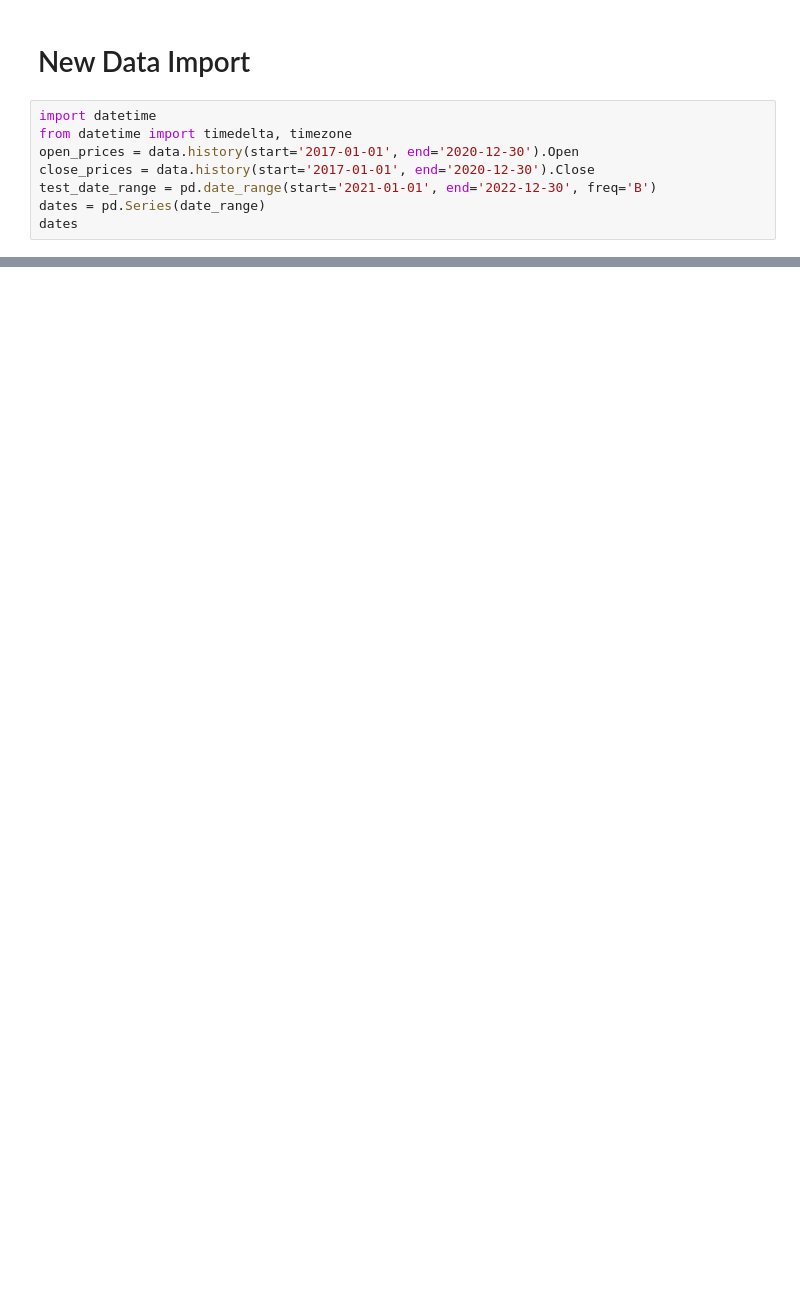
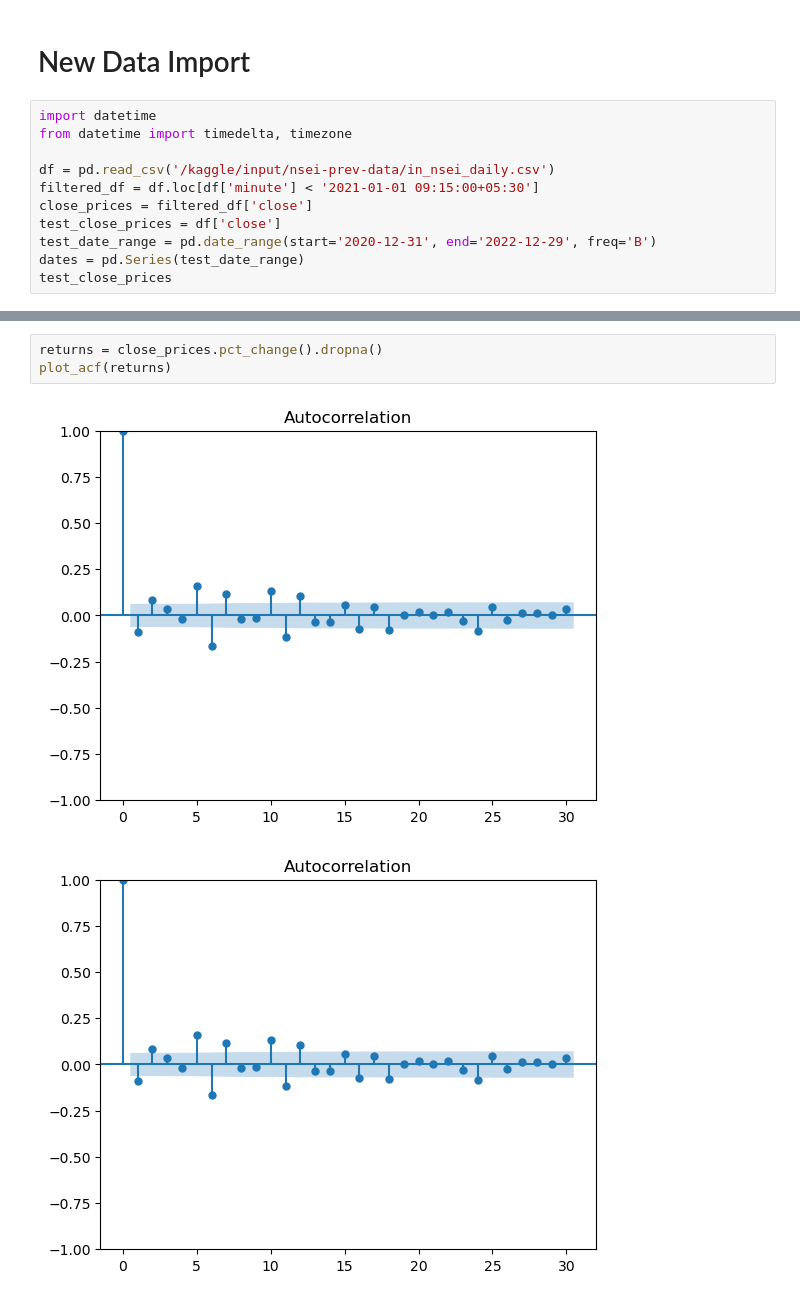
Before and after one commit to Abbas-Source/Internship-Task, a Jupyter notebook: arma-model-for-nsei-stock-prediction.ipynb, the cells around one changed output, grey strips where cells are left out. Cells and saved outputs as stored; diff of their text form; blank space fills up the shorter version.

Commit message:
Kaggle Notebook | ARMA Model for NSEI Stock Prediction | Version 8

```diff
--- a/arma-model-for-nsei-stock-prediction.ipynb
+++ b/arma-model-for-nsei-stock-prediction.ipynb
@@ -509,9 +740,12 @@ data_
 # %%
 import datetime
 from datetime import timedelta, timezone
-open_prices = data.history(start='2017-01-01', end='2020-12-30').Open
-close_prices = data.history(start='2017-01-01', end='2020-12-30').Close
-test_date_range = pd.date_range(start='2021-01-01', end='2022-12-30', freq='B')
-dates = pd.Series(date_range)
-dates
+
+df = pd.read_csv('/kaggle/input/nsei-prev-data/in_nsei_daily.csv')
+filtered_df = df.loc[df['minute'] < '2021-01-01 09:15:00+05:30']
+close_prices = filtered_df['close']
+test_close_prices = df['close']
+test_date_range = pd.date_range(start='2020-12-31', end='2022-12-29', freq='B')
+dates = pd.Series(test_date_range)
+test_close_prices
 # %% [output]
@@ -529,0 +764,6 @@ Length: 521, dtype: datetime64[ns]
+# %%
+returns = close_prices.pct_change().dropna()
+plot_acf(returns)
+# %% [output]
+[figure, added]
+[figure, added]
```
Also changed, not shown: parts of 32 cells of this notebook.
